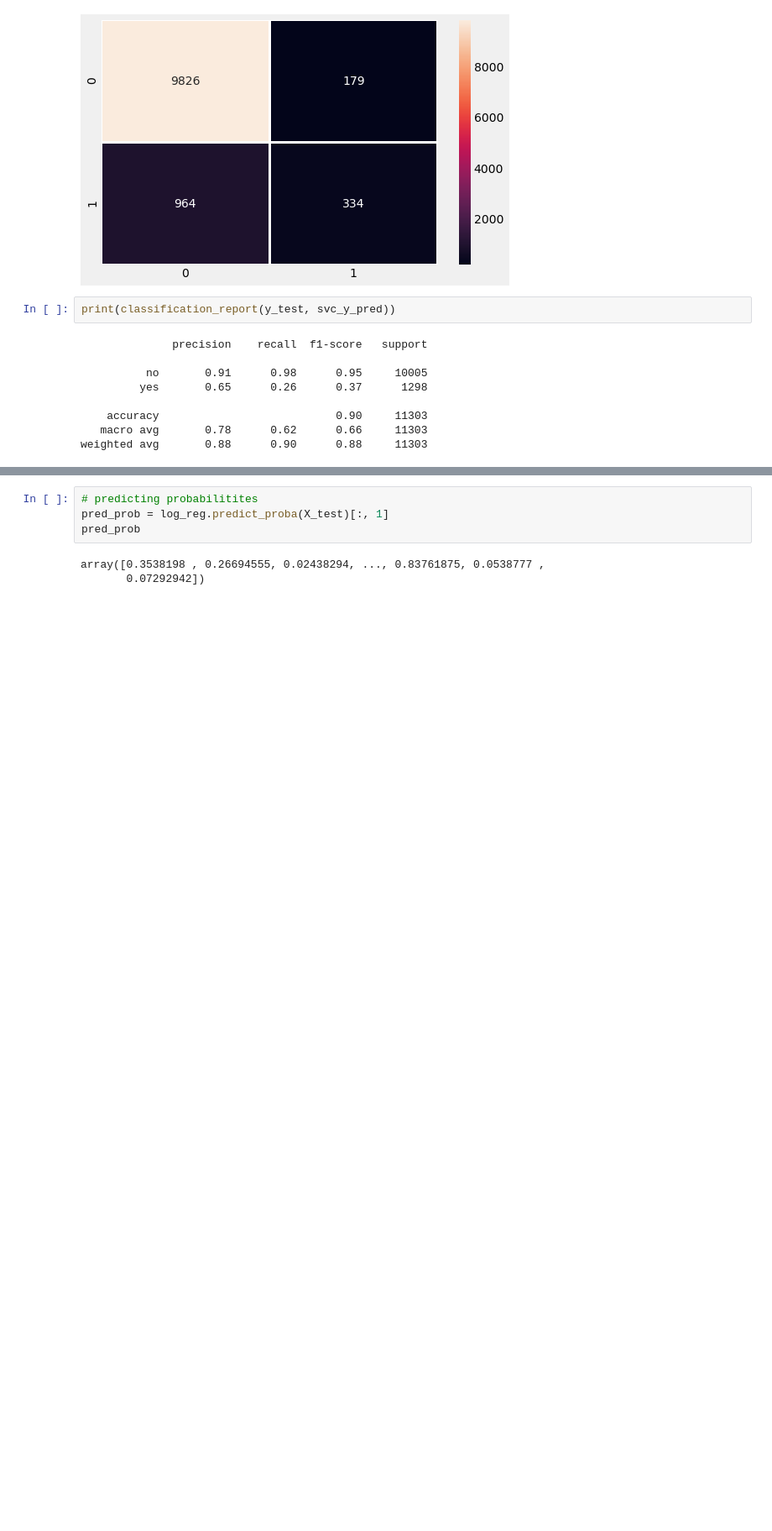
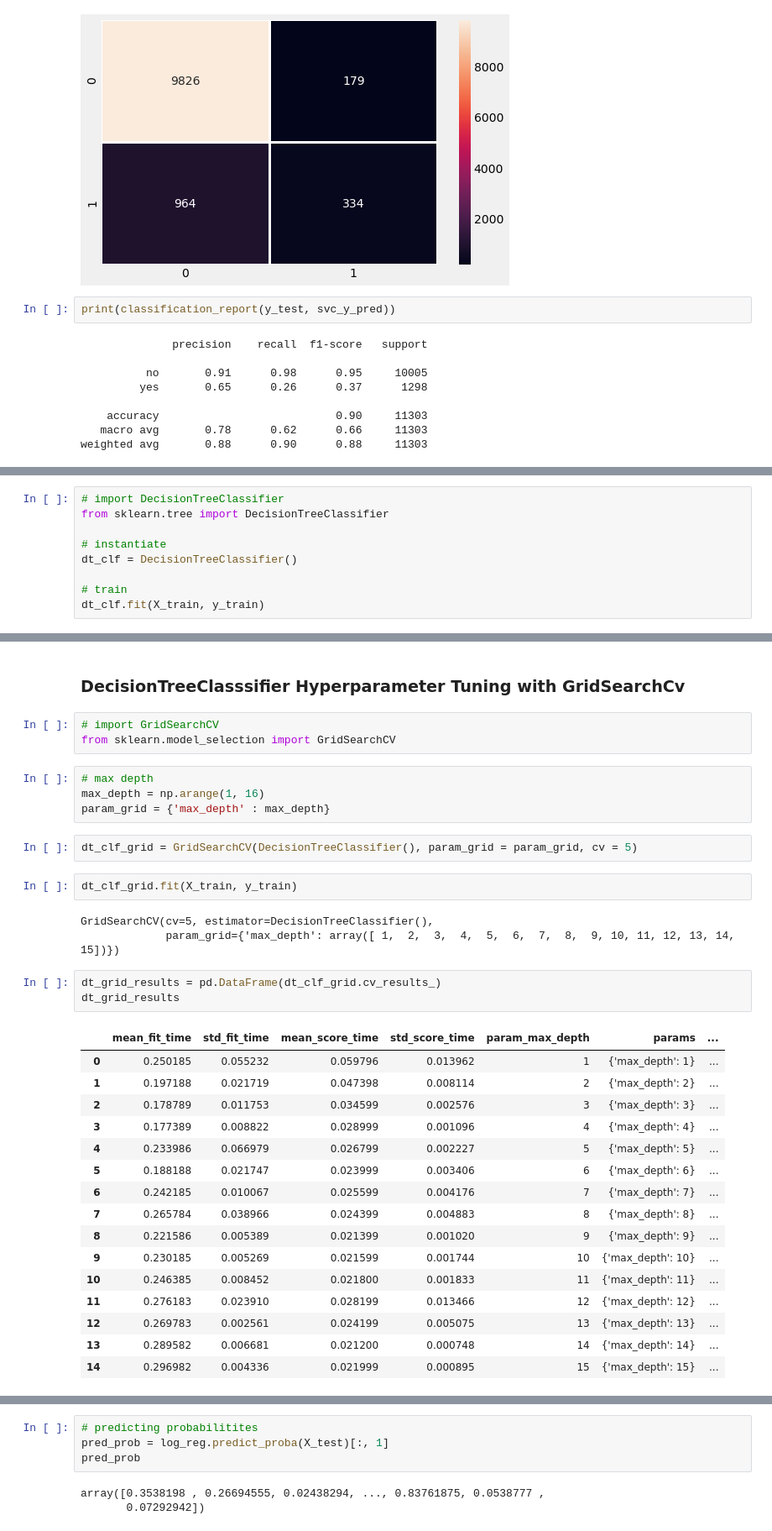
Before and after one commit to Campeone/Machine-Learning-Classification-Analysis, a Jupyter notebook: Bank marketing prediction/Bank marketing classification Analysis.ipynb, the cells around one changed output, grey strips where cells are left out. Shown at 84% size. Drawn from its saved outputs; the diff is of its cells as text; blank space fills up the shorter version.

```diff
--- a/Bank marketing prediction/Bank marketing classification Analysis.ipynb
+++ b/Bank marketing prediction/Bank marketing classification Analysis.ipynb
@@ -536,0 +544,9 @@ weighted avg       0.88      0.89      0.88     11303
+# %%
+# import DecisionTreeClassifier
+from sklearn.tree import DecisionTreeClassifier
+
+# instantiate
+dt_clf = DecisionTreeClassifier()
+
+# train
+dt_clf.fit(X_train, y_train)
@@ -536,0 +573,36 @@ weighted avg       0.88      0.89      0.88     11303
+# %% [markdown]
+### DecisionTreeClasssifier Hyperparameter Tuning with GridSearchCv
+# %%
+# import GridSearchCV
+from sklearn.model_selection import GridSearchCV
+# %%
+# max depth
+max_depth = np.arange(1, 16)
+param_grid = {'max_depth' : max_depth}
+# %%
+dt_clf_grid = GridSearchCV(DecisionTreeClassifier(), param_grid = param_grid, cv = 5)
+# %%
+dt_clf_grid.fit(X_train, y_train)
+# %% [output]
+GridSearchCV(cv=5, estimator=DecisionTreeClassifier(),
+             param_grid={'max_depth': array([ 1,  2,  3,  4,  5,  6,  7,  8,  9, 10, 11, 12, 13, 14, 15])})
+# %%
+dt_grid_results = pd.DataFrame(dt_clf_grid.cv_results_)
+dt_grid_results
+# %% [output]
+|  | mean_fit_time | std_fit_time | mean_score_time | std_score_time | param_max_depth | params | ... |
+| 0 | 0.250185 | 0.055232 | 0.059796 | 0.013962 | 1 | {'max_depth': 1} | ... |
+| 1 | 0.197188 | 0.021719 | 0.047398 | 0.008114 | 2 | {'max_depth': 2} | ... |
+| 2 | 0.178789 | 0.011753 | 0.034599 | 0.002576 | 3 | {'max_depth': 3} | ... |
+| 3 | 0.177389 | 0.008822 | 0.028999 | 0.001096 | 4 | {'max_depth': 4} | ... |
+| 4 | 0.233986 | 0.066979 | 0.026799 | 0.002227 | 5 | {'max_depth': 5} | ... |
+| 5 | 0.188188 | 0.021747 | 0.023999 | 0.003406 | 6 | {'max_depth': 6} | ... |
+| 6 | 0.242185 | 0.010067 | 0.025599 | 0.004176 | 7 | {'max_depth': 7} | ... |
+| 7 | 0.265784 | 0.038966 | 0.024399 | 0.004883 | 8 | {'max_depth': 8} | ... |
+| 8 | 0.221586 | 0.005389 | 0.021399 | 0.001020 | 9 | {'max_depth': 9} | ... |
+| 9 | 0.230185 | 0.005269 | 0.021599 | 0.001744 | 10 | {'max_depth': 10} | ... |
+| 10 | 0.246385 | 0.008452 | 0.021800 | 0.001833 | 11 | {'max_depth': 11} | ... |
+| 11 | 0.276183 | 0.023910 | 0.028199 | 0.013466 | 12 | {'max_depth': 12} | ... |
+| 12 | 0.269783 | 0.002561 | 0.024199 | 0.005075 | 13 | {'max_depth': 13} | ... |
+| 13 | 0.289582 | 0.006681 | 0.021200 | 0.000748 | 14 | {'max_depth': 14} | ... |
+| 14 | 0.296982 | 0.004336 | 0.021999 | 0.000895 | 15 | {'max_depth': 15} | ... |
```
Also changed, not shown: parts of 36 cells of this notebook.
